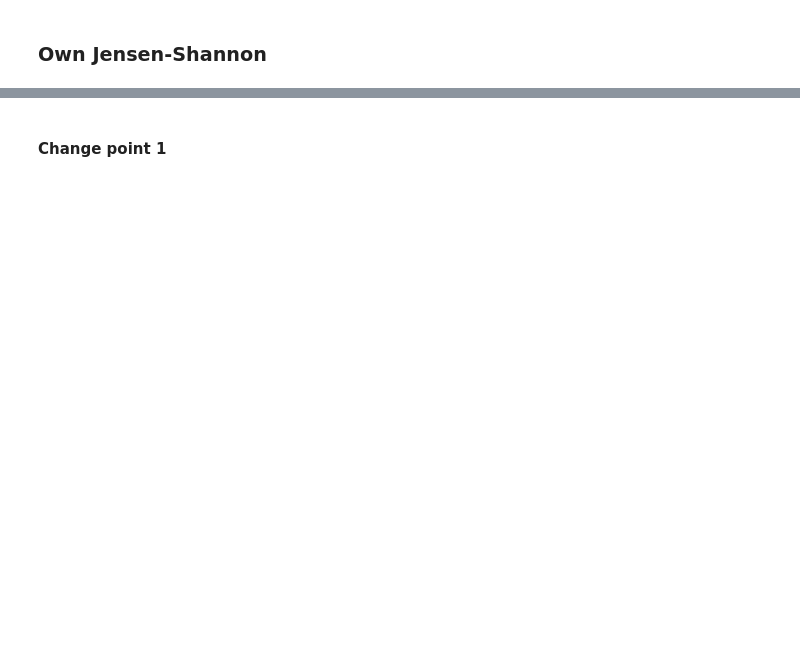
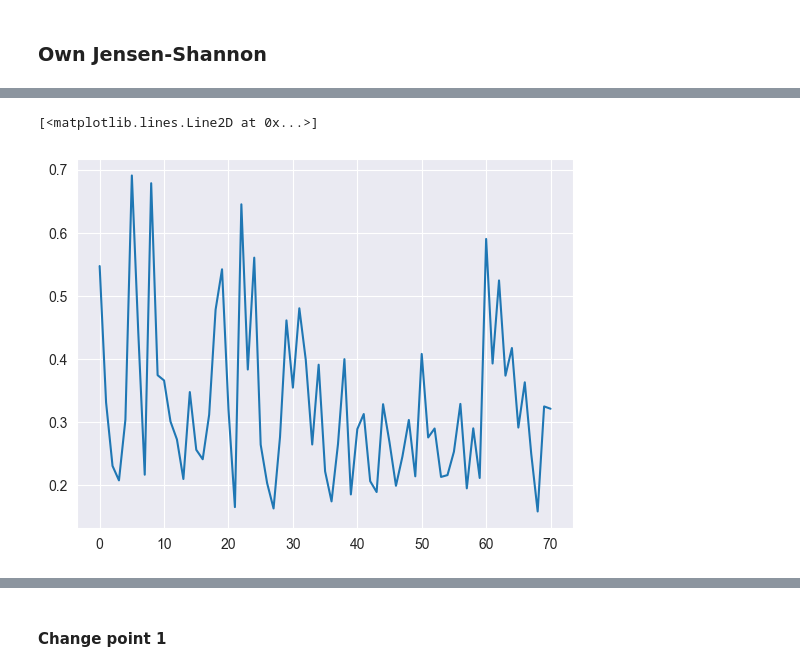
Before and after one commit to marcell-nemeth/dde, a Jupyter notebook: notebooks/drift_score_correlation_heartbeats.ipynb, the cells around one changed output, grey strips where cells are left out. Cells and saved outputs as stored; diff of their text form; code cells hidden in the pictures; blank space fills up the shorter version.

```diff
--- a/notebooks/drift_score_correlation_heartbeats.ipynb
+++ b/notebooks/drift_score_correlation_heartbeats.ipynb
@@ -275,2 +268,4 @@ plt.legend(bbox_to_anchor=(1, 0.5))
+# %%
+chg_points = [10000, 45000]
 # %%
-# CT_dataset.add_changepoints(chg_points)
+CT_dataset.add_changepoints(chg_points)
@@ -280,14 +272,16 @@ plt.legend(bbox_to_anchor=(1, 0.5))
+# %%
+rad_left = 5000
+rad_right = 5000
 # %%
-# max_js_score = []
-# for i in range(1000, 80000, 1000):
-#     chg_points = [i]
-#     CT_dataset.add_changepoints(chg_points)
-#     rad_left = 1000
-#     rad_right = 1000
-#
-#     dde_exp_eq_radius = DDEffectExperiment(_dataset=CT_dataset)
-#     dde_exp_eq_radius.changepoint_radius_driftscore(radius_left=rad_left, radius_right=rad_right)
-#
-#     mx = dde_exp_eq_radius.results_all[dde_exp_eq_radius.results_all.columns[3:-1]].iloc[0].max()
-#     print(mx)
-#     max_js_score.append(mx)
+max_js_score = []
+for i in range(1000, 72000, 1000):
+    chg_points = [i]
+    CT_dataset.add_changepoints(chg_points)
+    rad_left = 1000
+    rad_right = 1000
+
+    dde_exp_eq_radius = DDEffectExperiment(_dataset=CT_dataset)
+    dde_exp_eq_radius.changepoint_radius_driftscore(radius_left=rad_left, radius_right=rad_right)
+
+    mx = dde_exp_eq_radius.results_all[dde_exp_eq_radius.results_all.columns[3:-1]].iloc[0].max()
+    max_js_score.append(mx)
@@ -294,3 +306,6 @@ plt.legend(bbox_to_anchor=(1, 0.5))
 # %%
-# plt.plot(max_js_score)
+plt.plot(max_js_score)
+# %% [output]
+[<matplotlib.lines.Line2D at 0x...>]
+[figure, added]
 # %%
```
Also changed, not shown: parts of 105 cells of this notebook.
